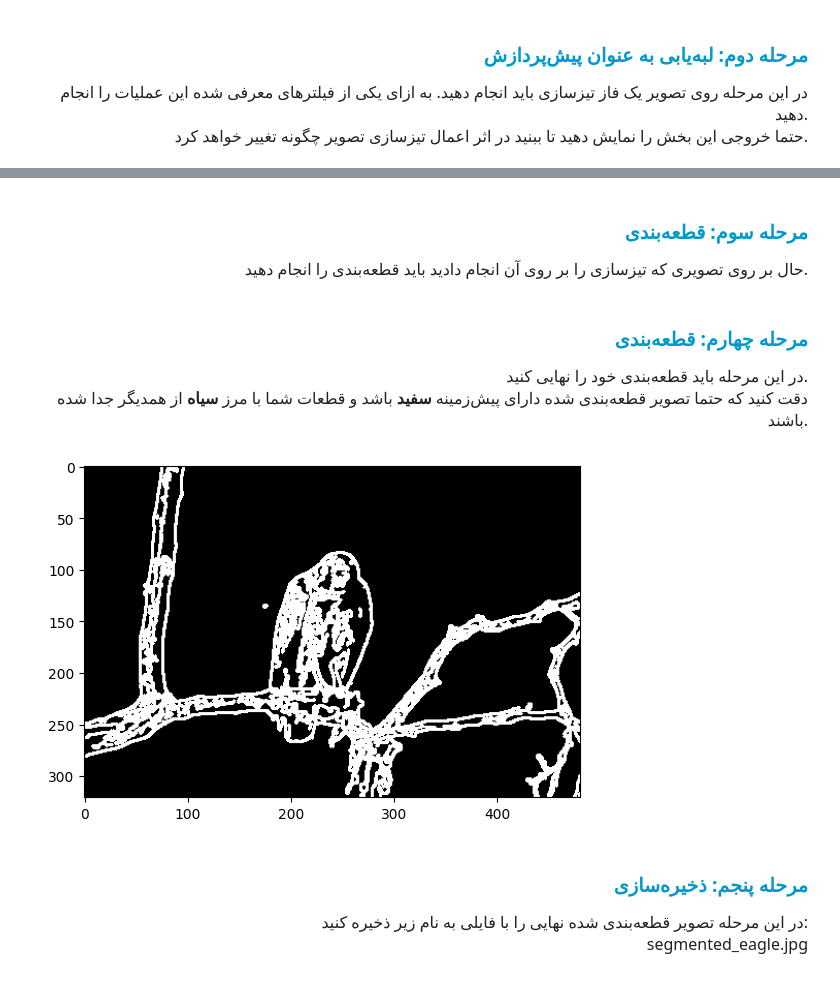
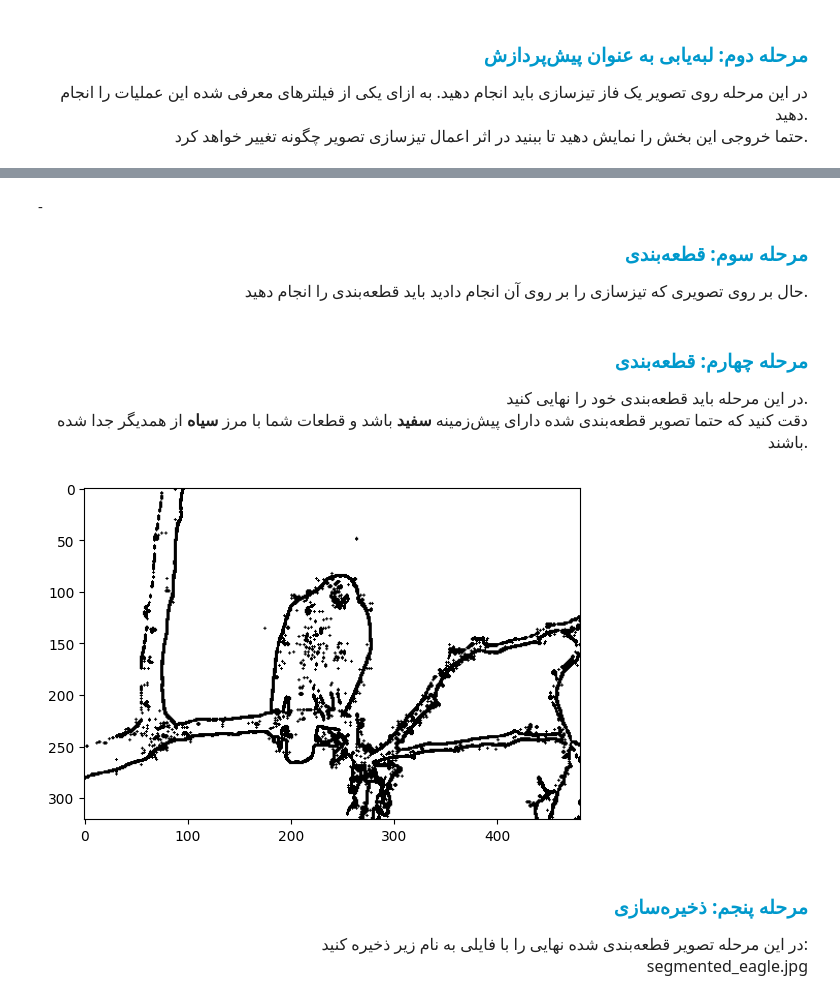
Before and after one commit to mahajialirezaei/image-processing-codes, a Jupyter notebook: Img-edges-Segmentation/notebook.ipynb, the cells around one changed output, grey strips where cells are left out. Saved outputs shown, nothing was run; the diff lists cells and outputs as text; code cells hidden in the pictures.

Commit message:
user threshold otsu method, use it in contours

```diff
--- a/Img-edges-Segmentation/notebook.ipynb
+++ b/Img-edges-Segmentation/notebook.ipynb
@@ -58,0 +53,8 @@ plt.show()
+# %%
+laplacian_kernel = np.array([[0, -1, 0],
+                [-1, 4, -1],
+                [0, -1, 0]])
+sharp_mask = cv2.filter2D(img, -1, laplacian_kernel)
+sharp_mask = cv2.convertScaleAbs(sharp_mask)
+plt.imshow(sharp_mask, cmap='gray')
+plt.show()
@@ -59,5 +63,5 @@ plt.show()
 # %% [markdown]
-<h3 align=right style="line-height:200%;font-family:vazir;color:#0099cc">
+-<h3 align=right style="line-height:200%;font-family:vazir;color:#0099cc">
 <font face="vazir" color="#0099cc">
 مرحله سوم: قطعه‌بندی
 </font>
@@ -73,3 +75,5 @@ contours, _ = cv2.findContours(sharp_mask, cv2.RETR_EXTERNAL, cv2.CHAIN_APPROX_S
+# %%
+_, thresh = cv2.threshold(sharp_mask, 0, 255, cv2.THRESH_BINARY + cv2.THRESH_OTSU)
 # %% [markdown]
 <h3 align=right style="line-height:200%;font-family:vazir;color:#0099cc">
 <font face="vazir" color="#0099cc">
@@ -85,14 +89,14 @@ contours, _ = cv2.findContours(sharp_mask, cv2.RETR_EXTERNAL, cv2.CHAIN_APPROX_S
 </font>
 </p>
 # %%
-
+contours, _ = cv2.findContours(thresh, cv2.RETR_EXTERNAL, cv2.CHAIN_APPROX_SIMPLE)
 image_segment = np.zeros(img.shape, np.uint8)
-cv2.drawContours(image_segment, contours, -1, (255, 255, 255), 2)
-sg = cv2.cvtColor(image_segment, cv2.COLOR_GRAY2RGB)
-plt.imshow(sg)
+cv2.drawContours(image_segment, contours, -1, 255, 2)
+sg = 255 - image_segment
+plt.imshow(sg, cmap='gray')
 plt.show()
 # %% [output]
-[figure, old version]
+[figure, new version]
 # %% [markdown]
 <h3 align=right style="line-height:200%;font-family:vazir;color:#0099cc">
 <font face="vazir" color="#0099cc">
```
Also changed, not shown: parts of 4 cells of this notebook.
